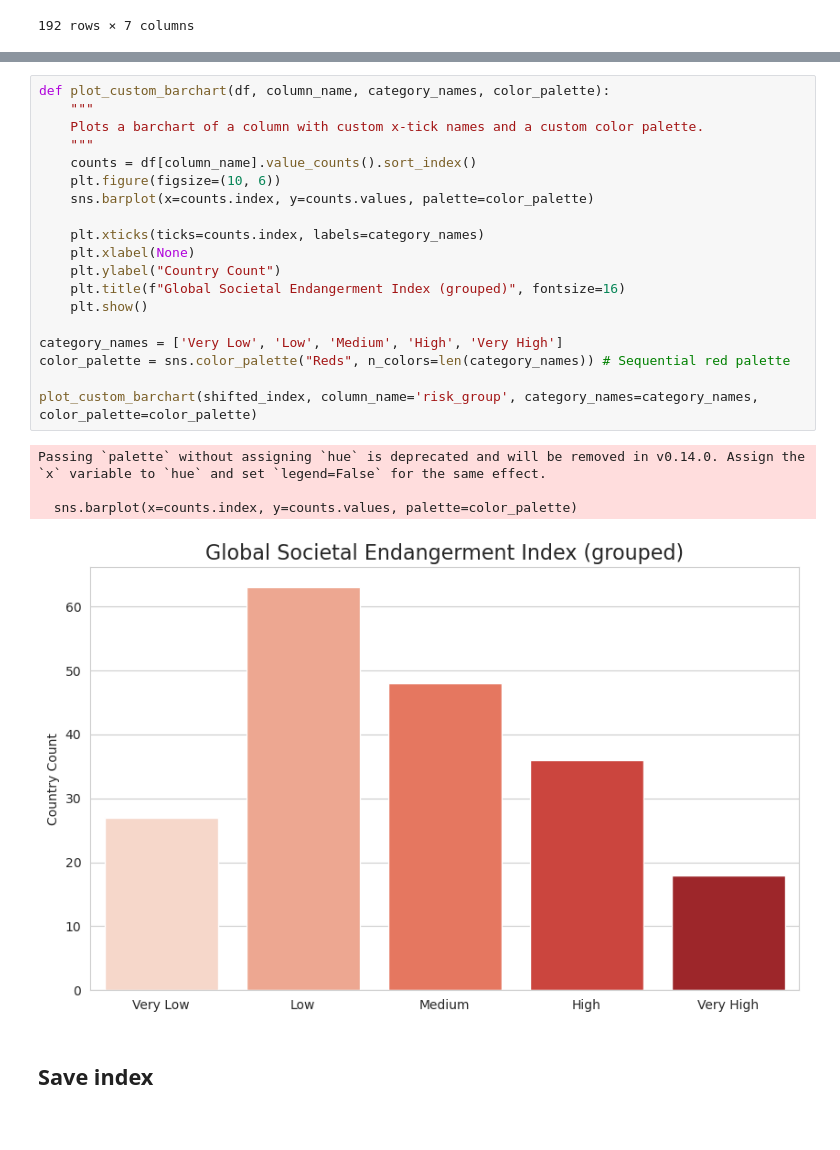
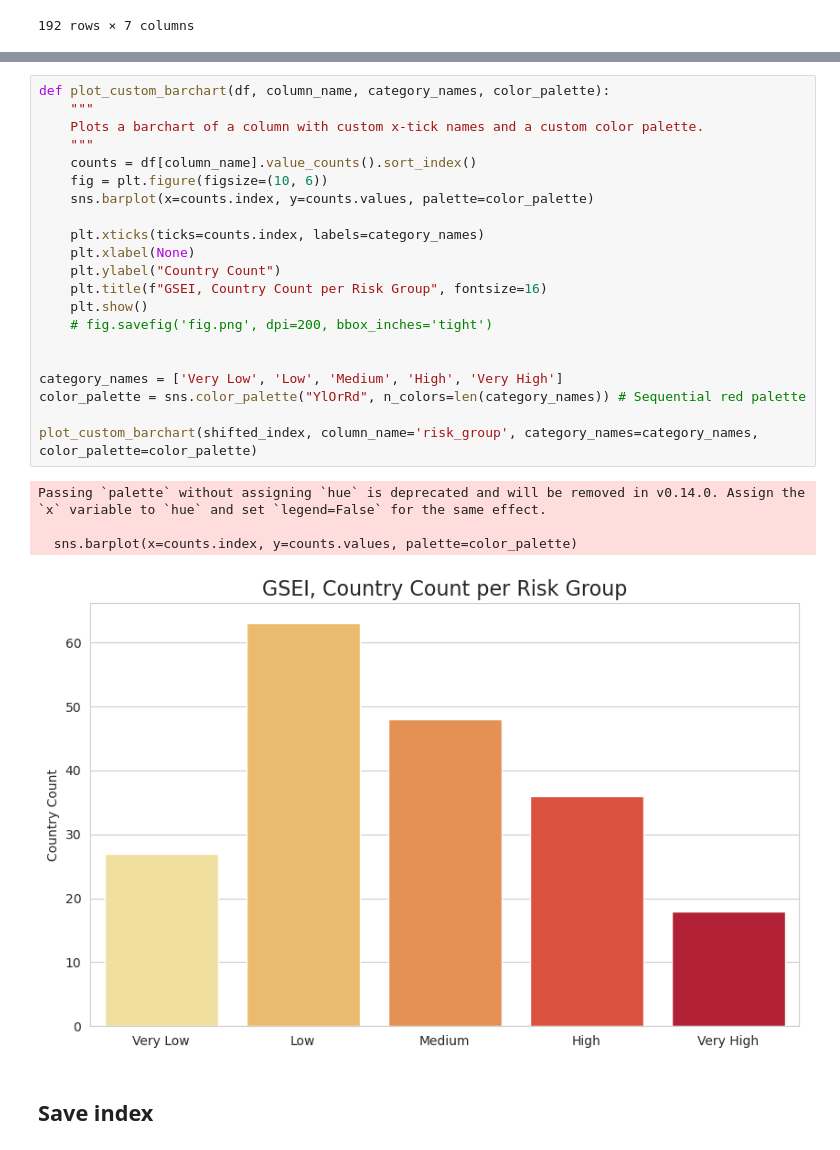
Before and after one commit to arth3mis/global-societal-endangerment-index, a Jupyter notebook: 6.1_weighting_aggregation.ipynb, the cells around one changed output, grey strips where cells are left out. Saved outputs shown, nothing was run; the diff lists cells and outputs as text.

```diff
--- a/6.1_weighting_aggregation.ipynb
+++ b/6.1_weighting_aggregation.ipynb
@@ -356,27 +356,29 @@ get_jenks(shifted_index, 'GSEI', num_classes=5)
 # %%
 def plot_custom_barchart(df, column_name, category_names, color_palette):
     """
     Plots a barchart of a column with custom x-tick names and a custom color palette.
     """
     counts = df[column_name].value_counts().sort_index()
-    plt.figure(figsize=(10, 6))
+    fig = plt.figure(figsize=(10, 6))
     sns.barplot(x=counts.index, y=counts.values, palette=color_palette)
 
     plt.xticks(ticks=counts.index, labels=category_names)
     plt.xlabel(None)
     plt.ylabel("Country Count")
-    plt.title(f"Global Societal Endangerment Index (grouped)", fontsize=16)
+    plt.title(f"GSEI, Country Count per Risk Group", fontsize=16)
     plt.show()
+    # fig.savefig('fig.png', dpi=200, bbox_inches='tight')
+
 
 category_names = ['Very Low', 'Low', 'Medium', 'High', 'Very High']
-color_palette = sns.color_palette("Reds", n_colors=len(category_names)) # Sequential red palette
+color_palette = sns.color_palette("YlOrRd", n_colors=len(category_names)) # Sequential red palette
 
 plot_custom_barchart(shifted_index, column_name='risk_group', category_names=category_names, color_palette=color_palette)
 # %% [output]
 Passing `palette` without assigning `hue` is deprecated and will be removed in v0.14.0. Assign the `x` variable to `hue` and set `legend=False` for the same effect.
 
   sns.barplot(x=counts.index, y=counts.values, palette=color_palette)
-[figure, old version]
+[figure, new version]
 # %% [markdown]
 ## Save index
 # %%
```
Also changed, not shown: parts of 3 cells of this notebook, 2 other files.
